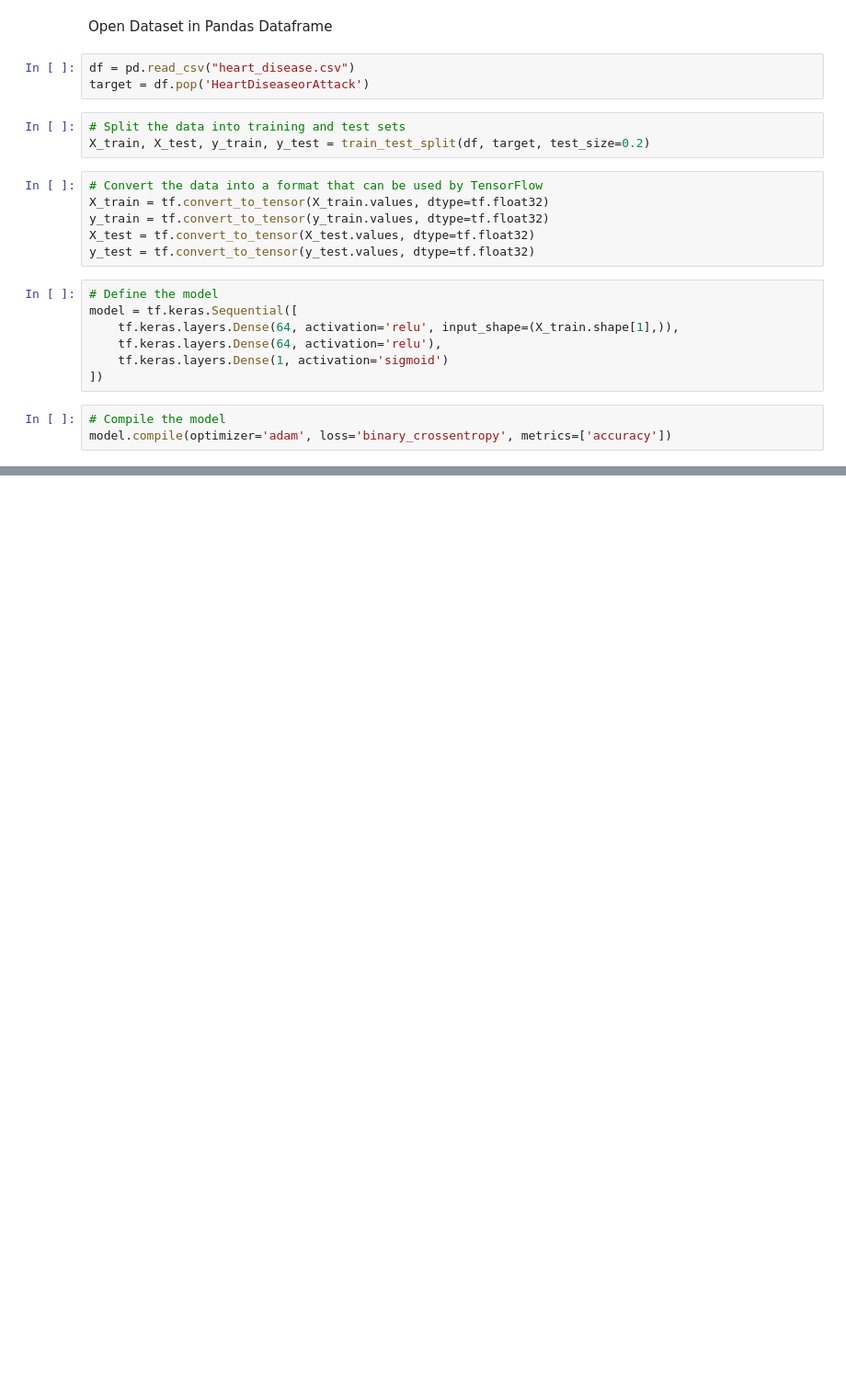
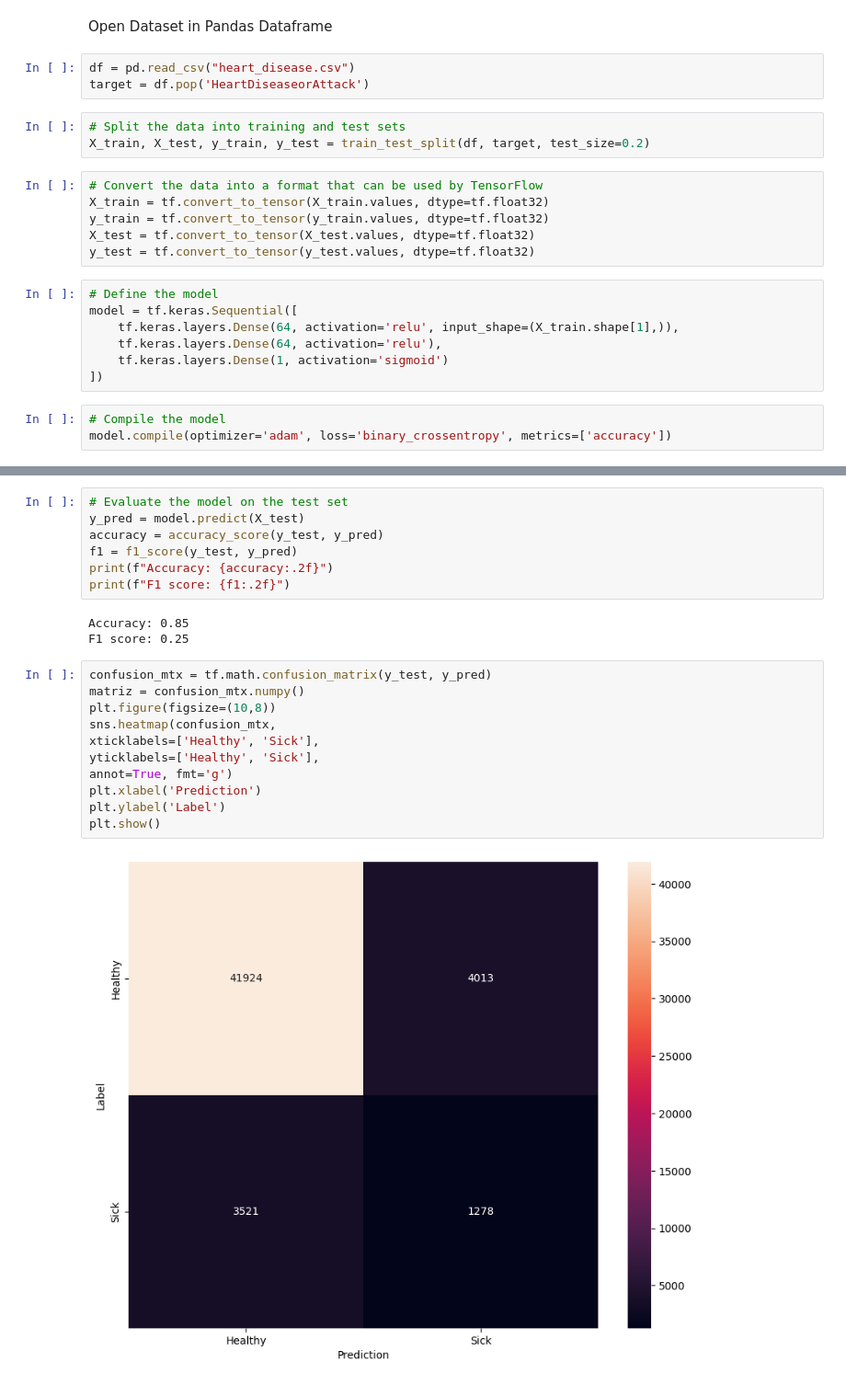
Before and after one commit to GNajeral/Data-Process-Second-Assignment-Pt2, a Jupyter notebook: second_assignment.ipynb, the cells around one changed output, grey strips where cells are left out. Shown: that part at 92% size. Saved outputs shown, nothing was run; the diff lists cells and outputs as text; blank space fills up the shorter version.

```diff
--- a/second_assignment.ipynb
+++ b/second_assignment.ipynb
@@ -70,0 +116,23 @@ matriz = confusion_mtx.numpy()
+# %%
+# Evaluate the model on the test set
+y_pred = model.predict(X_test)
+accuracy = accuracy_score(y_test, y_pred)
+f1 = f1_score(y_test, y_pred)
+print(f"Accuracy: {accuracy:.2f}")
+print(f"F1 score: {f1:.2f}")
+# %% [output]
+Accuracy: 0.85
+F1 score: 0.25
+# %%
+confusion_mtx = tf.math.confusion_matrix(y_test, y_pred)
+matriz = confusion_mtx.numpy()
+plt.figure(figsize=(10,8))
+sns.heatmap(confusion_mtx,
+xticklabels=['Healthy', 'Sick'],
+yticklabels=['Healthy', 'Sick'],
+annot=True, fmt='g')
+plt.xlabel('Prediction')
+plt.ylabel('Label')
+plt.show()
+# %% [output]
+[figure, added]
```
Also changed, not shown: parts of 13 cells of this notebook, 1 other file.
